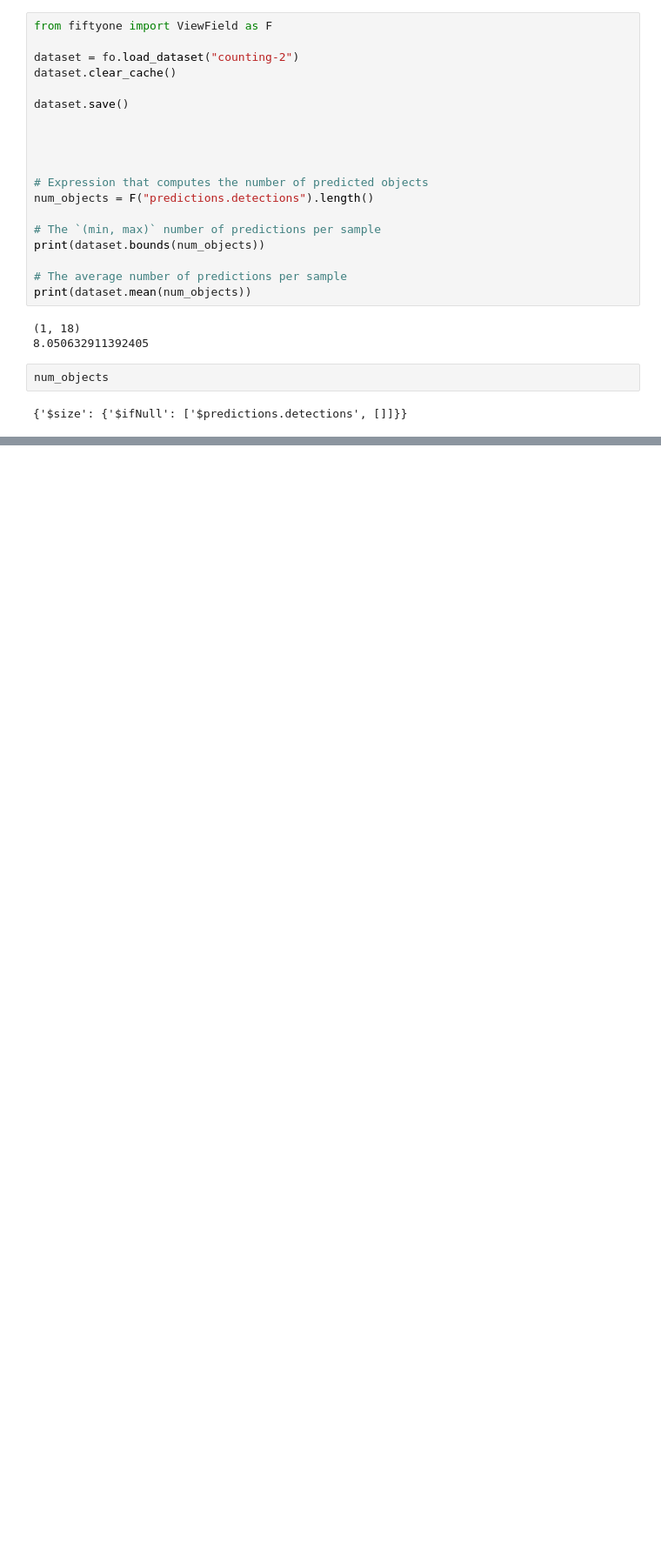
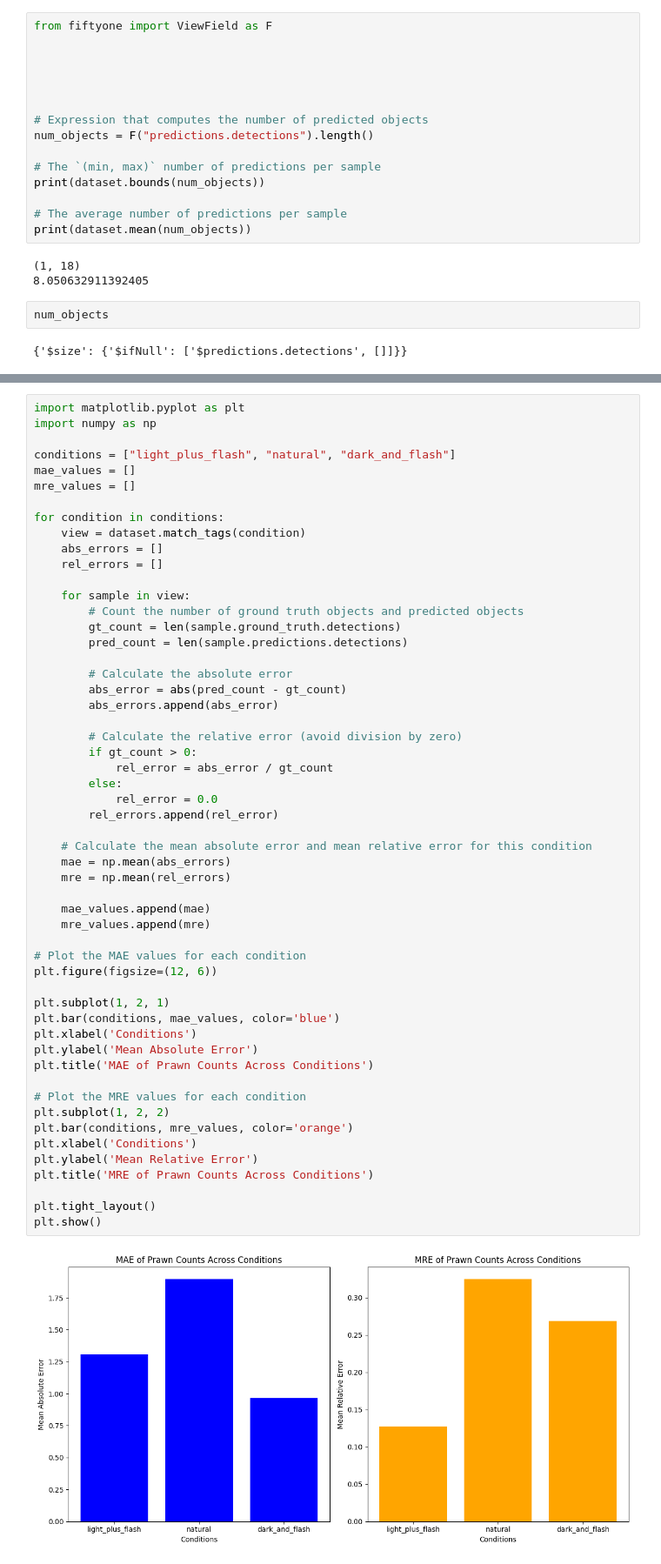
Before and after one commit to gbo999/Computer-Vision-for-Aquaculture-Monitoring-Robot, a Jupyter notebook: fifty_one/counting.ipynb, the cells around one changed output, grey strips where cells are left out. Shown at 87% size. Saved outputs shown, nothing was run; the diff lists cells and outputs as text; blank space fills up the shorter version.

```diff
--- a/fifty_one/counting.ipynb
+++ b/fifty_one/counting.ipynb
@@ -255,10 +255,6 @@ Performing IoU sweep...
 # %%
 from fiftyone import ViewField as F
 
-dataset = fo.load_dataset("counting-2")
-dataset.clear_cache()
-
-dataset.save()
 
 
 
@@ -364,0 +371,56 @@ Filename: C:\Users\gbo10\OneDrive\measurement_paper_images\current from roboflow
+# %%
+import matplotlib.pyplot as plt
+import numpy as np
+
+conditions = ["light_plus_flash", "natural", "dark_and_flash"]
+mae_values = []
+mre_values = []
+
+for condition in conditions:
+    view = dataset.match_tags(condition)
+    abs_errors = []
+    rel_errors = []
+
+    for sample in view:
+        # Count the number of ground truth objects and predicted objects
+        gt_count = len(sample.ground_truth.detections)
+        pred_count = len(sample.predictions.detections)
+
+        # Calculate the absolute error
+        abs_error = abs(pred_count - gt_count)
+        abs_errors.append(abs_error)
+
+        # Calculate the relative error (avoid division by zero)
+        if gt_count > 0:
+            rel_error = abs_error / gt_count
+        else:
+            rel_error = 0.0
+        rel_errors.append(rel_error)
+
+    # Calculate the mean absolute error and mean relative error for this condition
+    mae = np.mean(abs_errors)
+    mre = np.mean(rel_errors)
+
+    mae_values.append(mae)
+    mre_values.append(mre)
+
+# Plot the MAE values for each condition
+plt.figure(figsize=(12, 6))
+
+plt.subplot(1, 2, 1)
+plt.bar(conditions, mae_values, color='blue')
+plt.xlabel('Conditions')
+plt.ylabel('Mean Absolute Error')
+plt.title('MAE of Prawn Counts Across Conditions')
+
+# Plot the MRE values for each condition
+plt.subplot(1, 2, 2)
+plt.bar(conditions, mre_values, color='orange')
+plt.xlabel('Conditions')
+plt.ylabel('Mean Relative Error')
+plt.title('MRE of Prawn Counts Across Conditions')
+
+plt.tight_layout()
+plt.show()
+# %% [output]
+[figure, added]
```
Also changed, not shown: parts of 10 cells of this notebook.
